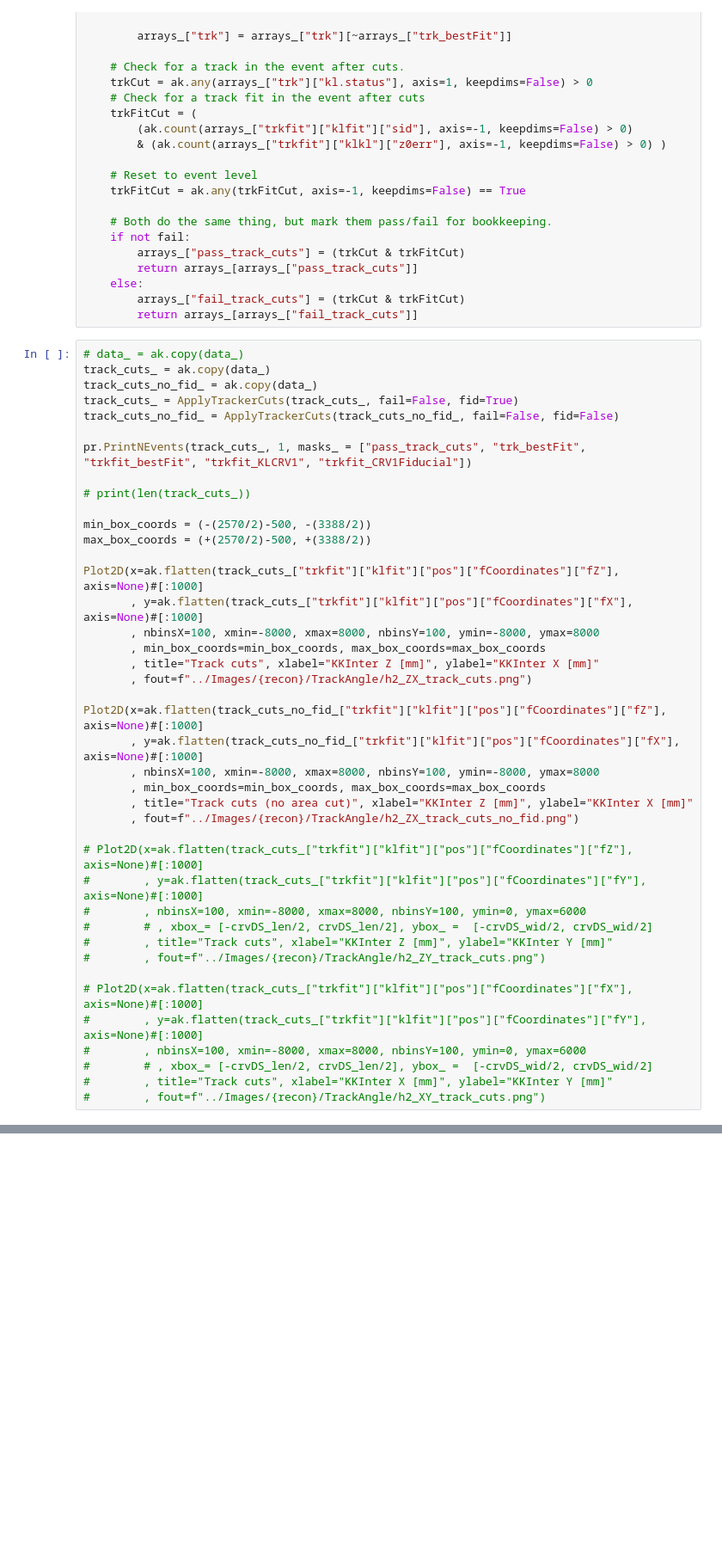
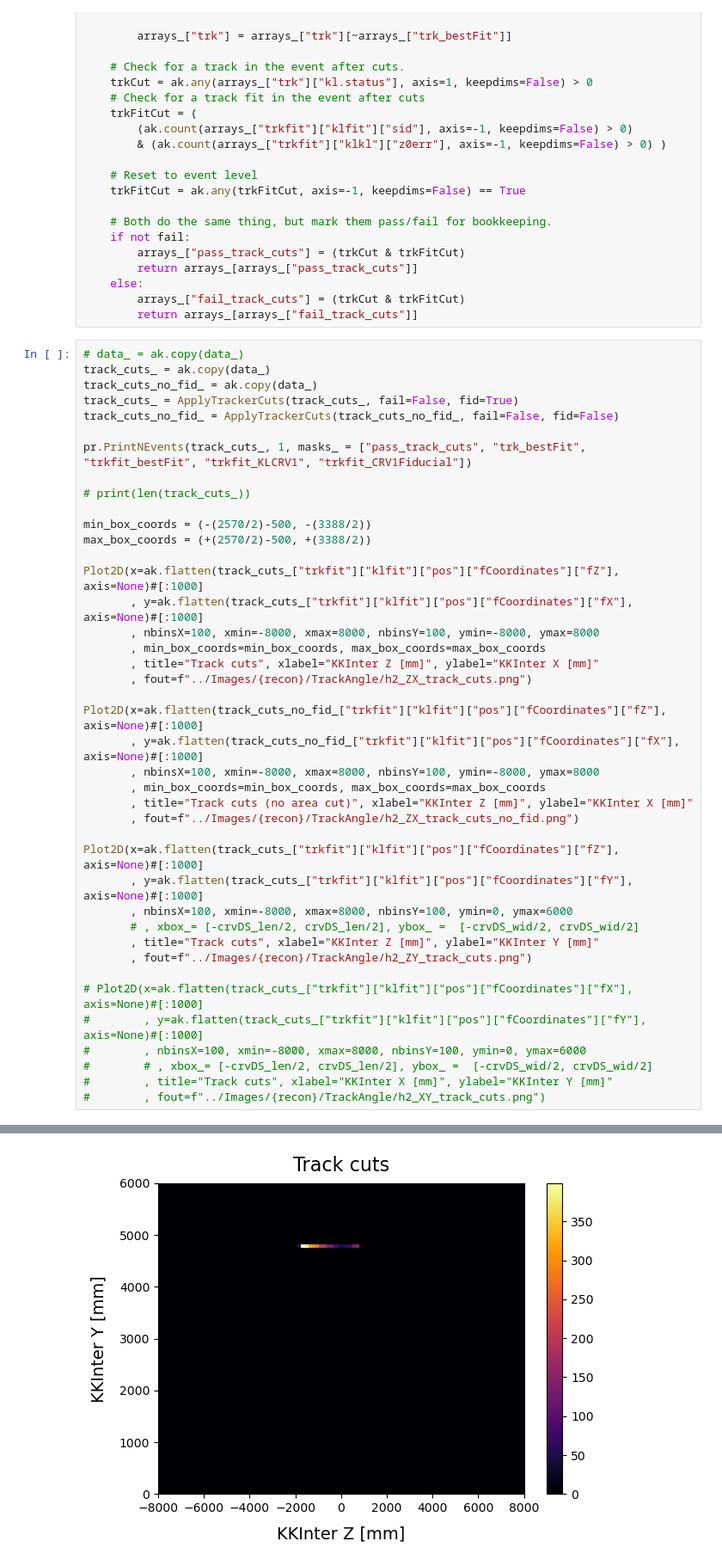
Before and after one commit to sam-grant/CRVSim, a Jupyter notebook: Analyses/Jupyter/TrackAngle.ipynb, the cells around one changed output, grey strips where cells are left out. Shown at 86% size. Saved outputs shown, nothing was run; the diff lists cells and outputs as text; blank space fills up the shorter version.

```diff
--- a/Analyses/Jupyter/TrackAngle.ipynb
+++ b/Analyses/Jupyter/TrackAngle.ipynb
@@ -240,40 +242,41 @@ Plot2D(x=ak.flatten(track_cuts_no_fid_["trkfit"]["klfit"]["pos"]["fCoordinates"]
        , title="Track cuts (no area cut)", xlabel="KKInter Z [mm]", ylabel="KKInter X [mm]"
        , fout=f"../Images/{recon}/TrackAngle/h2_ZX_track_cuts_no_fid.png")
 
-# Plot2D(x=ak.flatten(track_cuts_["trkfit"]["klfit"]["pos"]["fCoordinates"]["fZ"], axis=None)#[:1000]
-#        , y=ak.flatten(track_cuts_["trkfit"]["klfit"]["pos"]["fCoordinates"]["fY"], axis=None)#[:1000]
-#        , nbinsX=100, xmin=-8000, xmax=8000, nbinsY=100, ymin=0, ymax=6000
-#        # , xbox_= [-crvDS_len/2, crvDS_len/2], ybox_ =  [-crvDS_wid/2, crvDS_wid/2]
-#        , title="Track cuts", xlabel="KKInter Z [mm]", ylabel="KKInter Y [mm]"
-#        , fout=f"../Images/{recon}/TrackAngle/h2_ZY_track_cuts.png")
+Plot2D(x=ak.flatten(track_cuts_["trkfit"]["klfit"]["pos"]["fCoordinates"]["fZ"], axis=None)#[:1000]
+       , y=ak.flatten(track_cuts_["trkfit"]["klfit"]["pos"]["fCoordinates"]["fY"], axis=None)#[:1000]
+       , nbinsX=100, xmin=-8000, xmax=8000, nbinsY=100, ymin=0, ymax=6000
+       # , xbox_= [-crvDS_len/2, crvDS_len/2], ybox_ =  [-crvDS_wid/2, crvDS_wid/2]
+       , title="Track cuts", xlabel="KKInter Z [mm]", ylabel="KKInter Y [mm]"
+       , fout=f"../Images/{recon}/TrackAngle/h2_ZY_track_cuts.png")
 
 # Plot2D(x=ak.flatten(track_cuts_["trkfit"]["klfit"]["pos"]["fCoordinates"]["fX"], axis=None)#[:1000]
 #        , y=ak.flatten(track_cuts_["trkfit"]["klfit"]["pos"]["fCoordinates"]["fY"], axis=None)#[:1000]
 #        , nbinsX=100, xmin=-8000, xmax=8000, nbinsY=100, ymin=0, ymax=6000
 #        # , xbox_= [-crvDS_len/2, crvDS_len/2], ybox_ =  [-crvDS_wid/2, crvDS_wid/2]
 #        , title="Track cuts", xlabel="KKInter X [mm]", ylabel="KKInter Y [mm]"
 #        , fout=f"../Images/{recon}/TrackAngle/h2_XY_track_cuts.png")
 # %% [output]
 ---> Applying tracker cuts
 
 ---> Applying tracker cuts
 -------------------------------------------------------------------------------------
 ***** evt *****
 evtinfo.run: 1205
 evtinfo.subrun: 14
 evtinfo.eventid: 10780
 ***** crv *****
 crvcoincs.sectorType: [1, 2, 3]
 crvcoincs.nLayers [4, 4, 4]
 crvcoincs.angle: [-0.727, 0, -0.376]
 ... (30 lines left out)
 trkfit_bestFit: [[True, True, True, True, True, True, True]]
 trkfit_KLCRV1: [[False, False, False, False, False, True, False]]
 trkfit_CRV1Fiducial: [[True, False, False, False, True, True, True]]
 -------------------------------------------------------------------------------------
 [figure]
 ---> Written:
          ../Images/MDC2020ae/TrackAngle/h2_ZX_track_cuts.png
 [figure]
 ---> Written:
          ../Images/MDC2020ae/TrackAngle/h2_ZX_track_cuts_no_fid.png
+[figure, added]
```
Also changed, not shown: parts of 5 cells of this notebook.
